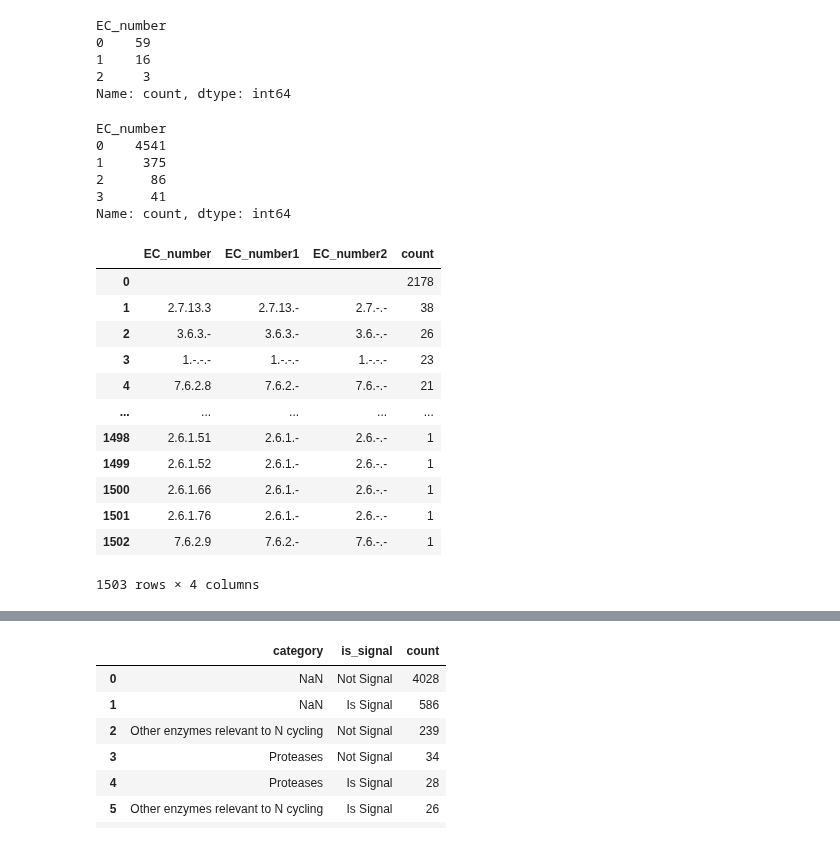
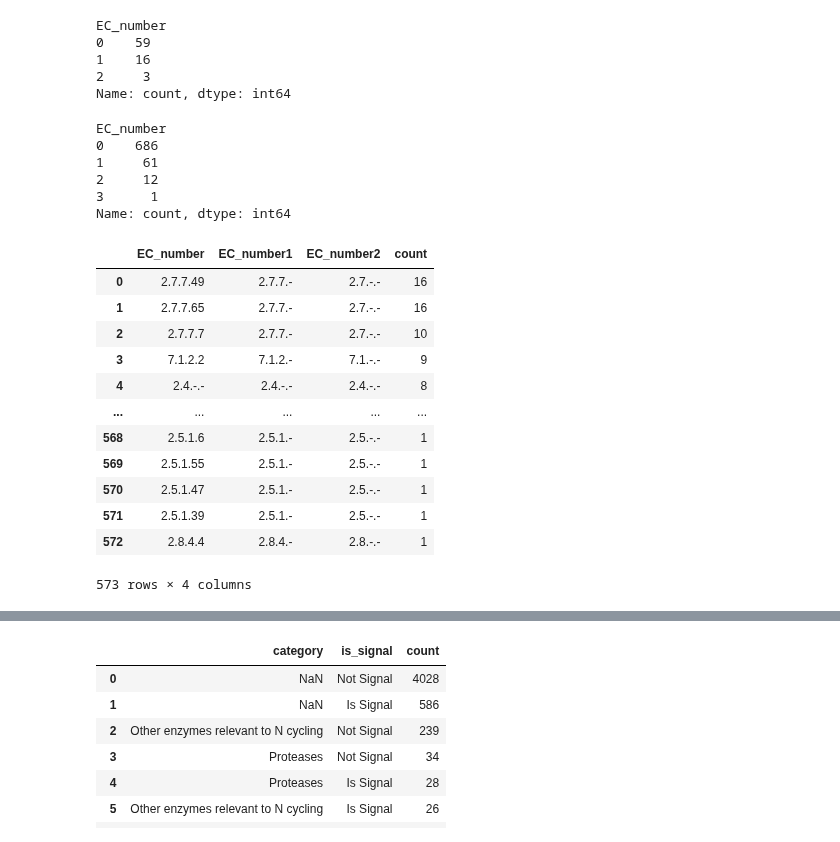
Before and after one commit to wosnat/CC1A3, a Jupyter notebook: genomes/HOT1A3/signalp_ROS_protease/CC1A3 HOT1A3 analyze EC.ipynb, the cells around one changed output, grey strips where cells are left out. Drawn from its saved outputs; the diff is of its cells as text; code cells hidden in the pictures.

Commit message:
signal results

```diff
--- a/genomes/HOT1A3/signalp_ROS_protease/CC1A3 HOT1A3 analyze EC.ipynb
+++ b/genomes/HOT1A3/signalp_ROS_protease/CC1A3 HOT1A3 analyze EC.ipynb
@@ -93,2 +30,4 @@ strains['Species'] = strains['Species'].map(dict(zip(horder_tmp, horder)))
 # %%
-df = pd.read_csv('10cc_ecpath_master.csv')
+#df = pd.read_csv('10cc_ecpath_master.csv')
+ec_df = pd.read_csv('../HOT1A3_NCBI_ECnumber.tsv', sep='\t', names=['locus_tag', 'EC_number'])
+ec_df
@@ -160,6 +47,0 @@ dtype: int64
-# %%
-ec_df = df2.pivot_table(
-    columns='Species',
-    index=['EC_number', 'recommended_name', 'systematic_name', 'synonyms', 'KO', 'ecpath', 'SignalP'],
-    values='filename', aggfunc='count', fill_value=0,
-)
@@ -288,30 +95,30 @@ EC_number
 2     3
 Name: count, dtype: int64
 # %%
-ec_df2.EC_number.str.count(r'\-').value_counts()
+ec_df.EC_number.str.count(r'\-').value_counts()
 # %% [output]
 EC_number
-0    4541
-1     375
-2      86
-3      41
+0    686
+1     61
+2     12
+3      1
 Name: count, dtype: int64
 # %%
-ec_df2['EC_number1'] = ec_df2['EC_number'].str.replace(r'(\d+)$', '-', regex=True)
-ec_df2['EC_number2'] = ec_df2['EC_number1'].str.replace(r'(\d+)\.\-$', '-.-', regex=True)
-ec_df2[['EC_number', 'EC_number1', 'EC_number2']].value_counts(dropna=False).reset_index()
+ec_df['EC_number1'] = ec_df['EC_number'].str.replace(r'(\d+)$', '-', regex=True)
+ec_df['EC_number2'] = ec_df['EC_number1'].str.replace(r'(\d+)\.\-$', '-.-', regex=True)
+ec_df[['EC_number', 'EC_number1', 'EC_number2']].value_counts(dropna=False).reset_index()
 # %% [output]
 |  | EC_number | EC_number1 | EC_number2 | count |
-| 0 |  |  |  | 2178 |
-| 1 | 2.7.13.3 | 2.7.13.- | 2.7.-.- | 38 |
-| 2 | 3.6.3.- | 3.6.3.- | 3.6.-.- | 26 |
-| 3 | 1.-.-.- | 1.-.-.- | 1.-.-.- | 23 |
-| 4 | 7.6.2.8 | 7.6.2.- | 7.6.-.- | 21 |
+| 0 | 2.7.7.49 | 2.7.7.- | 2.7.-.- | 16 |
+| 1 | 2.7.7.65 | 2.7.7.- | 2.7.-.- | 16 |
+| 2 | 2.7.7.7 | 2.7.7.- | 2.7.-.- | 10 |
+| 3 | 7.1.2.2 | 7.1.2.- | 7.1.-.- | 9 |
+| 4 | 2.4.-.- | 2.4.-.- | 2.4.-.- | 8 |
 | ... | ... | ... | ... | ... |
-| 1498 | 2.6.1.51 | 2.6.1.- | 2.6.-.- | 1 |
-| 1499 | 2.6.1.52 | 2.6.1.- | 2.6.-.- | 1 |
-| 1500 | 2.6.1.66 | 2.6.1.- | 2.6.-.- | 1 |
-| 1501 | 2.6.1.76 | 2.6.1.- | 2.6.-.- | 1 |
-| 1502 | 7.6.2.9 | 7.6.2.- | 7.6.-.- | 1 |
+| 568 | 2.5.1.6 | 2.5.1.- | 2.5.-.- | 1 |
+| 569 | 2.5.1.55 | 2.5.1.- | 2.5.-.- | 1 |
+| 570 | 2.5.1.47 | 2.5.1.- | 2.5.-.- | 1 |
+| 571 | 2.5.1.39 | 2.5.1.- | 2.5.-.- | 1 |
+| 572 | 2.8.4.4 | 2.8.4.- | 2.8.-.- | 1 |
-1503 rows × 4 columns
+573 rows × 4 columns
 # %%
```
Also changed, not shown: parts of 36 cells of this notebook, 6 other files.
